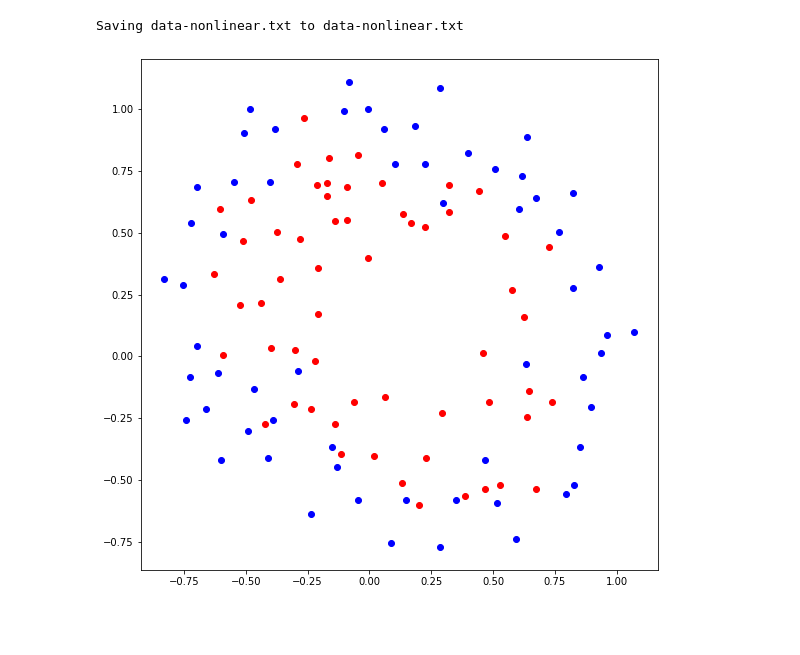
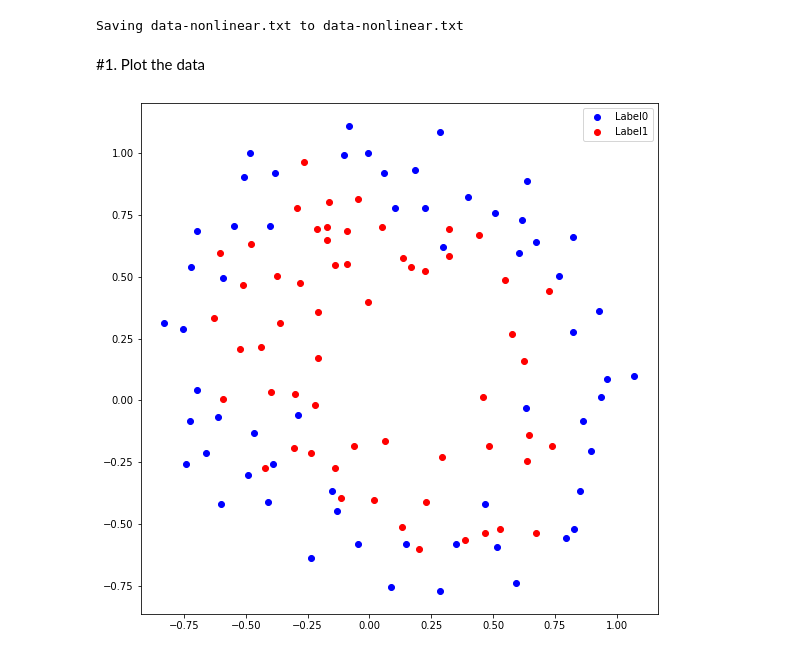
Before and after one commit to susanna1221/MachineLearningHW, a Jupyter notebook: MachineLearning6.ipynb, the cells around one changed output. Drawn from its saved outputs; the diff is of its cells as text; code cells hidden in the pictures; blank space fills up the shorter version.

```diff
--- a/MachineLearning6.ipynb
+++ b/MachineLearning6.ipynb
@@ -147,14 +148,17 @@ for i in range(len(accuracy_h0)):
   accuracy_rate0.append(copy.deepcopy(accuracy_h0[i]/len(train_data)))
   accuracy_rate1.append(copy.deepcopy(accuracy_h1[i]/len(train_data)))
   accuracy_rate2.append(copy.deepcopy(accuracy_h2[i]/len(train_data)))
+# %% [markdown]
+#1. Plot the data
 # %%
 #plot the data
 
 plt.figure(figsize=(8, 8))
-plt.scatter(pointX0, pointY0, c='b')
-plt.scatter(pointX1, pointY1, c='r')
+plt.scatter(pointX0, pointY0, c='b', label = "Label0")
+plt.scatter(pointX1, pointY1, c='r', label = "Label1")
 plt.tight_layout()
 plt.gca().set_aspect('equal', adjustable='box')
+plt.legend(loc='upper right')
 plt.show()
 # %% [output]
-[figure, old version]
+[figure, new version]
```
Also changed, not shown: parts of 13 cells of this notebook.
